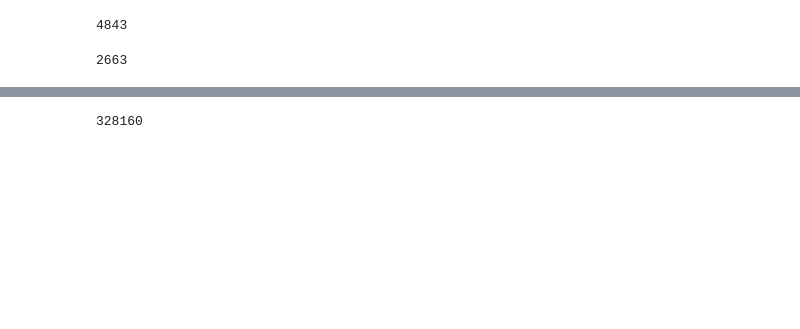
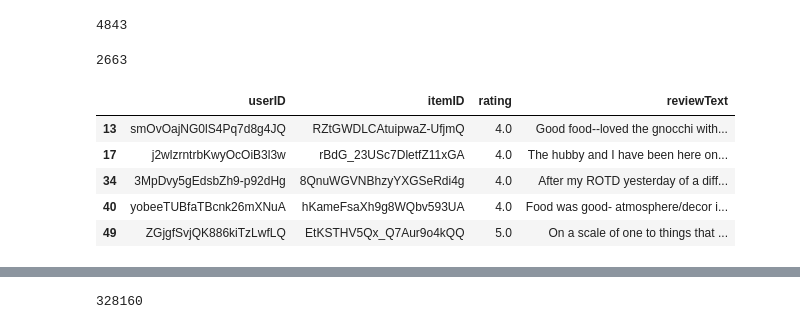
Before and after one commit to AmineSdk/RecommenderSystem, a Jupyter notebook: CF_Social_Autoencoder.ipynb, the cells around one changed output, grey strips where cells are left out. Drawn from its saved outputs; the diff is of its cells as text; code cells hidden in the pictures; blank space fills up the shorter version.

```diff
--- a/CF_Social_Autoencoder.ipynb
+++ b/CF_Social_Autoencoder.ipynb
@@ -235,0 +307,9 @@ df_train
+# %%
+df_train_filtered.head()
+# %% [output]
+|  | userID | itemID | rating | reviewText |
+| 13 | smOvOajNG0lS4Pq7d8g4JQ | RZtGWDLCAtuipwaZ-UfjmQ | 4.0 | Good food--loved the gnocchi with... |
+| 17 | j2wlzrntrbKwyOcOiB3l3w | rBdG_23USc7DletfZ11xGA | 4.0 | The hubby and I have been here on... |
+| 34 | 3MpDvy5gEdsbZh9-p92dHg | 8QnuWGVNBhzyYXGSeRdi4g | 4.0 | After my ROTD yesterday of a diff... |
+| 40 | yobeeTUBfaTBcnk26mXNuA | hKameFsaXh9g8WQbv593UA | 4.0 | Food was good- atmosphere/decor i... |
+| 49 | ZGjgfSvjQK886kiTzLwfLQ | EtKSTHV5Qx_Q7Aur9o4kQQ | 5.0 | On a scale of one to things that ... |
```
Also changed, not shown: parts of 59 cells of this notebook.
